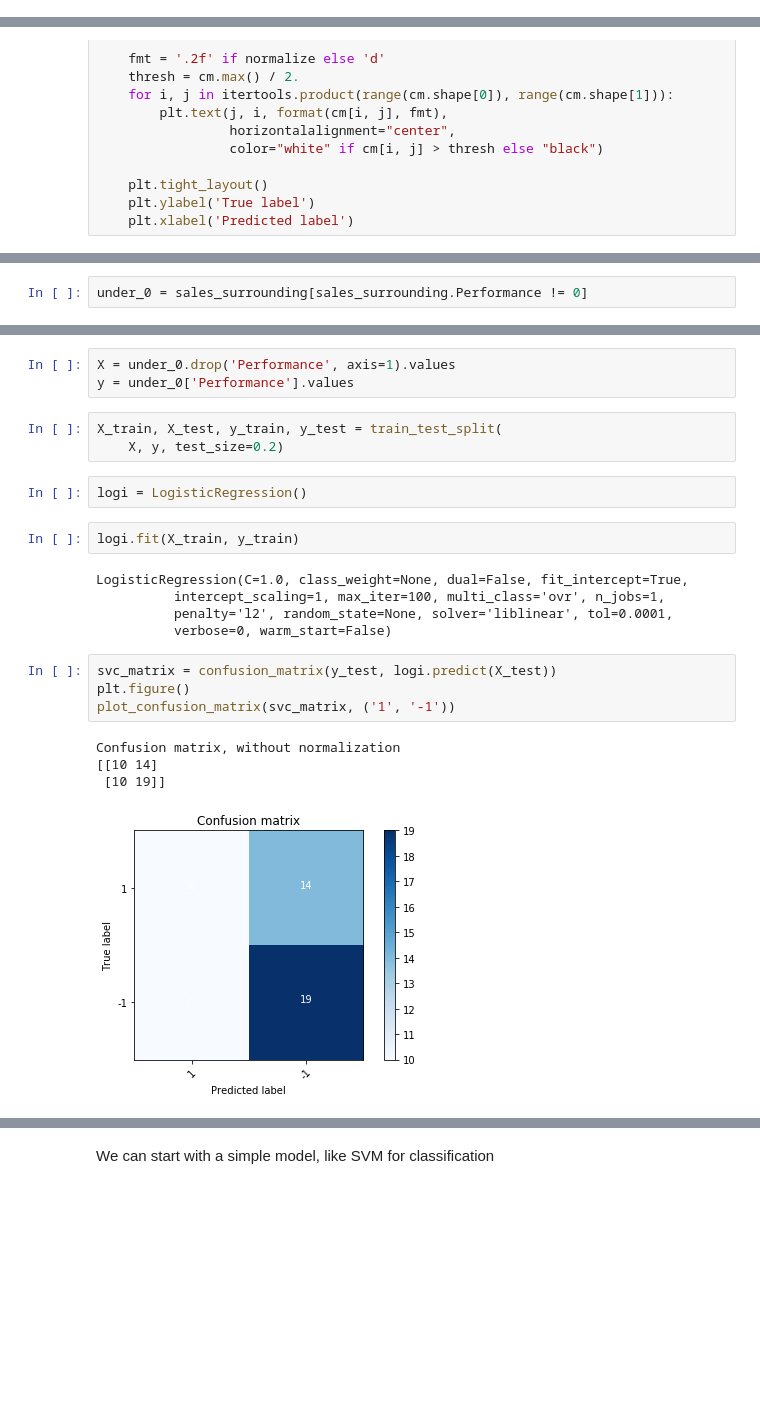
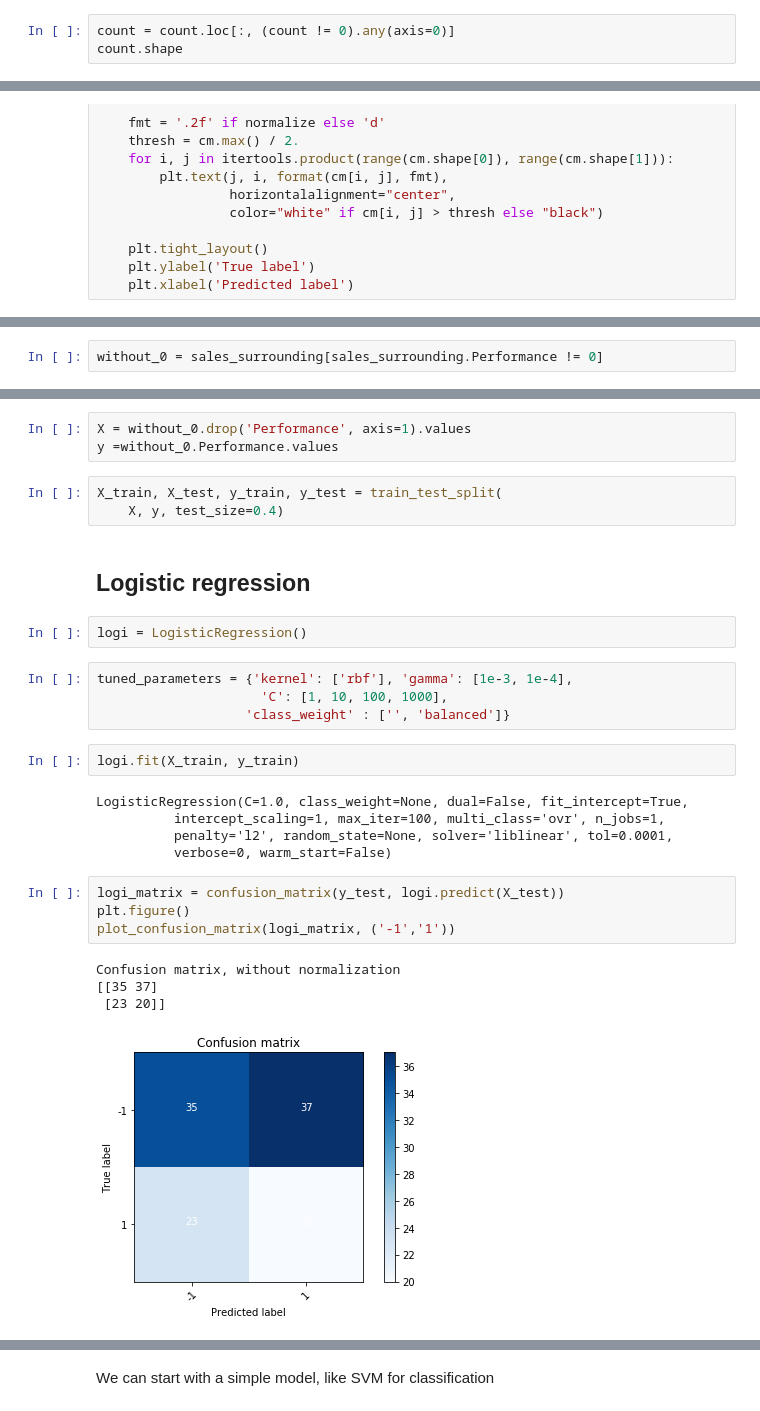
Before and after one commit to enrabre/Sales-forecast, a Jupyter notebook: pmi2.ipynb, the cells around one changed output, grey strips where cells are left out. Saved outputs shown, nothing was run; the diff lists cells and outputs as text; blank space fills up the shorter version.

```diff
--- a/pmi2.ipynb
+++ b/pmi2.ipynb
@@ -250,0 +324,3 @@ count.head()
+# %%
+count = count.loc[:, (count != 0).any(axis=0)]
+count.shape
@@ -418,2 +472,2 @@ Class 0 is over reprensented, so we can down-sample it
 # %%
-under_0 = sales_surrounding[sales_surrounding.Performance != 0]
+without_0 = sales_surrounding[sales_surrounding.Performance != 0]
@@ -436,11 +474,17 @@ X = svd.fit_transform(X)
 # %%
-X = under_0.drop('Performance', axis=1).values
-y = under_0['Performance'].values
+X = without_0.drop('Performance', axis=1).values
+y =without_0.Performance.values
 # %%
 X_train, X_test, y_train, y_test = train_test_split(
-    X, y, test_size=0.2)
+    X, y, test_size=0.4)
+# %% [markdown]
+## Logistic regression
 # %%
 logi = LogisticRegression()
+# %%
+tuned_parameters = {'kernel': ['rbf'], 'gamma': [1e-3, 1e-4],
+                     'C': [1, 10, 100, 1000],
+                   'class_weight' : ['', 'balanced']}
 # %%
 logi.fit(X_train, y_train)
 # %% [output]
@@ -449,11 +493,11 @@ LogisticRegression(C=1.0, class_weight=None, dual=False, fit_intercept=True,
           penalty='l2', random_state=None, solver='liblinear', tol=0.0001,
           verbose=0, warm_start=False)
 # %%
-svc_matrix = confusion_matrix(y_test, logi.predict(X_test))
+logi_matrix = confusion_matrix(y_test, logi.predict(X_test))
 plt.figure()
-plot_confusion_matrix(svc_matrix, ('1', '-1'))
+plot_confusion_matrix(logi_matrix, ('-1','1'))
 # %% [output]
 Confusion matrix, without normalization
-[[10 14]
- [10 19]]
+[[35 37]
+ [23 20]]
-[figure, old version]
+[figure, new version]
```
Also changed, not shown: parts of 77 cells of this notebook.
